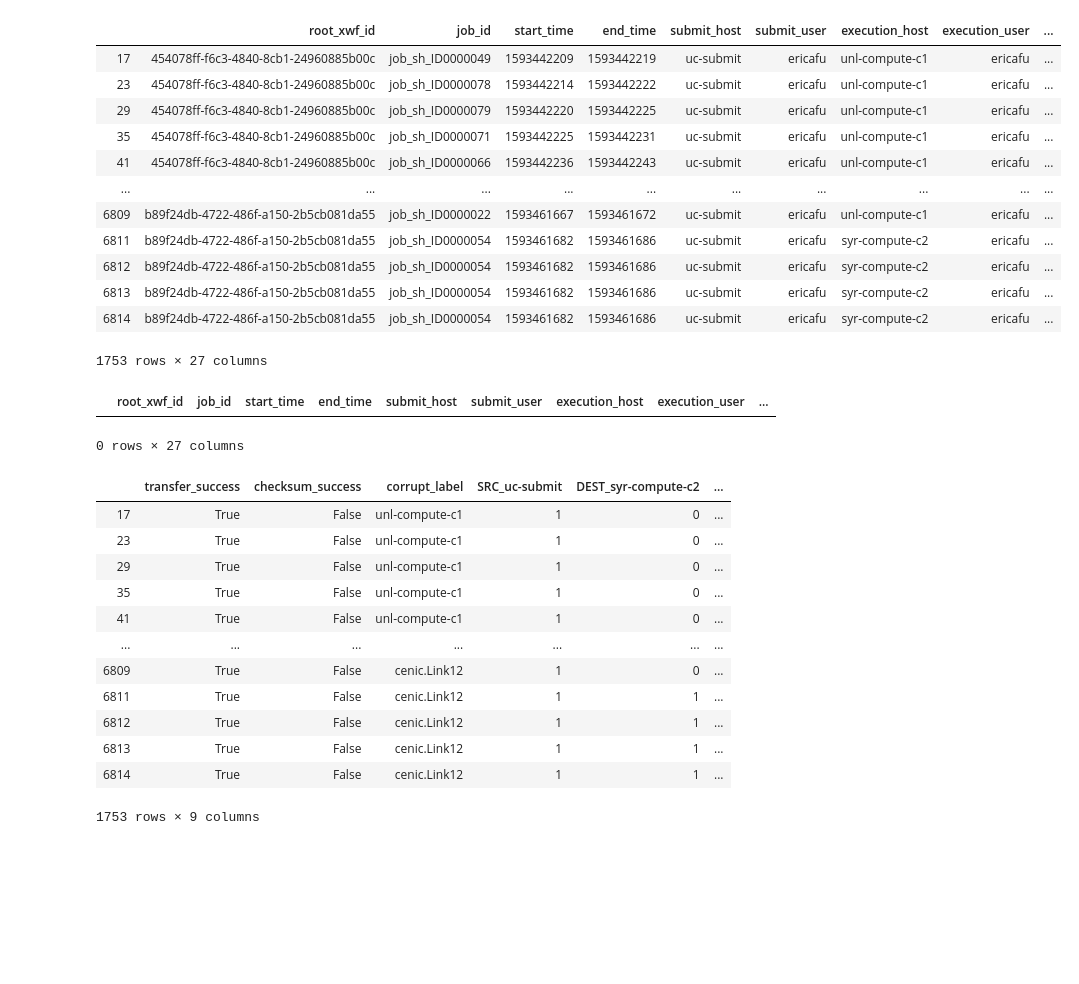
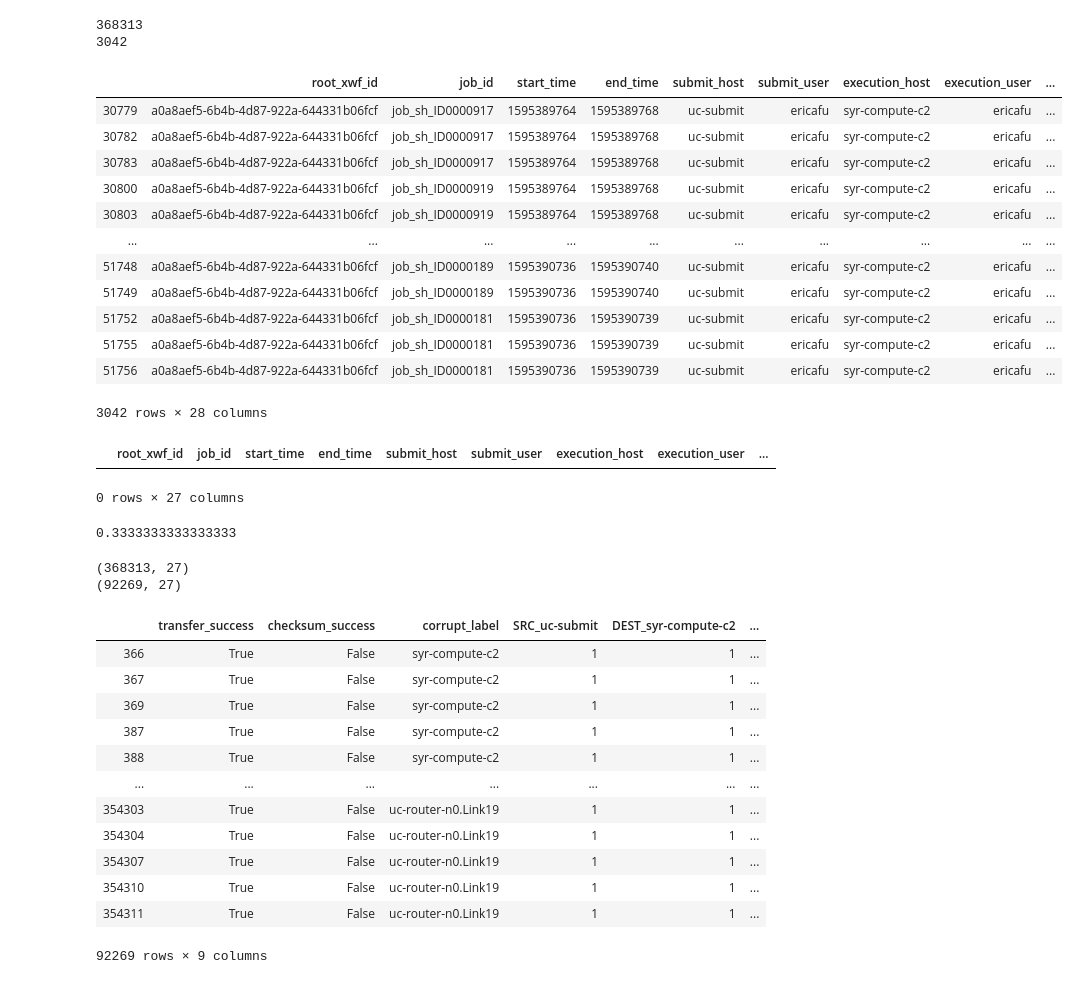
Before and after one commit to RENCI-NRIG/IRIS, a Jupyter notebook: analysis/workflow1.ipynb, the cells around one changed output. Saved outputs shown, nothing was run; the diff lists cells and outputs as text; code cells hidden in the pictures; blank space fills up the shorter version.

```diff
--- a/analysis/workflow1.ipynb
+++ b/analysis/workflow1.ipynb
@@ -5,7 +5,9 @@ import seaborn as sns
 import matplotlib.pyplot as plt
 from collections import Counter
 # %%
-input_file = "output_20200629_1447PM_original.csv"
+input_file = "20200721_2129PM/output_20200721_2129PM_1000jobs.csv"
+#input_file = "output_20200723_2154PM-500jobs/output_20200723_2154PM_500jobs.csv"
+#input_file = "./output_20200219_2125PM.csv"
 df = pd.read_csv(input_file, header = 0)
 # %%
 original_headers = list(df.columns.values)
@@ -34,0 +19,3 @@ df.shape
+# %%
+df['flow'] = df['submit_host']+'-'+df['execution_host']
+list(df.columns.values)
@@ -82,21 +185,25 @@ uc-staging.Link19
 # %%
-df_c=df[(df['checksum_success']==False)]
+df_c=df[(df['checksum_success']==False)&(df['execution_host']=='syr-compute-c2')&(df['corrupt_label']=='cenic.Link12 ')]
+print(len(df))
+print(len(df_c))
 #df_c=df[(df['corrupt_label']=="unl-compute-c1")]
 display(df_c)
 # %% [output]
+368313
+3042
 |  | root_xwf_id | job_id | start_time | end_time | submit_host | submit_user | execution_host | execution_user | ... |
-| 17 | 454078ff-f6c3-4840-8cb1-24960885b00c | job_sh_ID0000049 | 1593442209 | 1593442219 | uc-submit | ericafu | unl-compute-c1 | ericafu | ... |
-| 23 | 454078ff-f6c3-4840-8cb1-24960885b00c | job_sh_ID0000078 | 1593442214 | 1593442222 | uc-submit | ericafu | unl-compute-c1 | ericafu | ... |
-| 29 | 454078ff-f6c3-4840-8cb1-24960885b00c | job_sh_ID0000079 | 1593442220 | 1593442225 | uc-submit | ericafu | unl-compute-c1 | ericafu | ... |
-| 35 | 454078ff-f6c3-4840-8cb1-24960885b00c | job_sh_ID0000071 | 1593442225 | 1593442231 | uc-submit | ericafu | unl-compute-c1 | ericafu | ... |
-| 41 | 454078ff-f6c3-4840-8cb1-24960885b00c | job_sh_ID0000066 | 1593442236 | 1593442243 | uc-submit | ericafu | unl-compute-c1 | ericafu | ... |
+| 30779 | a0a8aef5-6b4b-4d87-922a-644331b06fcf | job_sh_ID0000917 | 1595389764 | 1595389768 | uc-submit | ericafu | syr-compute-c2 | ericafu | ... |
+| 30782 | a0a8aef5-6b4b-4d87-922a-644331b06fcf | job_sh_ID0000917 | 1595389764 | 1595389768 | uc-submit | ericafu | syr-compute-c2 | ericafu | ... |
+| 30783 | a0a8aef5-6b4b-4d87-922a-644331b06fcf | job_sh_ID0000917 | 1595389764 | 1595389768 | uc-submit | ericafu | syr-compute-c2 | ericafu | ... |
+| 30800 | a0a8aef5-6b4b-4d87-922a-644331b06fcf | job_sh_ID0000919 | 1595389764 | 1595389768 | uc-submit | ericafu | syr-compute-c2 | ericafu | ... |
+| 30803 | a0a8aef5-6b4b-4d87-922a-644331b06fcf | job_sh_ID0000919 | 1595389764 | 1595389768 | uc-submit | ericafu | syr-compute-c2 | ericafu | ... |
 | ... | ... | ... | ... | ... | ... | ... | ... | ... | ... |
-| 6809 | b89f24db-4722-486f-a150-2b5cb081da55 | job_sh_ID0000022 | 1593461667 | 1593461672 | uc-submit | ericafu | unl-compute-c1 | ericafu | ... |
-| 6811 | b89f24db-4722-486f-a150-2b5cb081da55 | job_sh_ID0000054 | 1593461682 | 1593461686 | uc-submit | ericafu | syr-compute-c2 | ericafu | ... |
-| 6812 | b89f24db-4722-486f-a150-2b5cb081da55 | job_sh_ID0000054 | 1593461682 | 1593461686 | uc-submit | ericafu | syr-compute-c2 | ericafu | ... |
-| 6813 | b89f24db-4722-486f-a150-2b5cb081da55 | job_sh_ID0000054 | 1593461682 | 1593461686 | uc-submit | ericafu | syr-compute-c2 | ericafu | ... |
-| 6814 | b89f24db-4722-486f-a150-2b5cb081da55 | job_sh_ID0000054 | 1593461682 | 1593461686 | uc-submit | ericafu | syr-compute-c2 | ericafu | ... |
+| 51748 | a0a8aef5-6b4b-4d87-922a-644331b06fcf | job_sh_ID0000189 | 1595390736 | 1595390740 | uc-submit | ericafu | syr-compute-c2 | ericafu | ... |
+| 51749 | a0a8aef5-6b4b-4d87-922a-644331b06fcf | job_sh_ID0000189 | 1595390736 | 1595390740 | uc-submit | ericafu | syr-compute-c2 | ericafu | ... |
+| 51752 | a0a8aef5-6b4b-4d87-922a-644331b06fcf | job_sh_ID0000181 | 1595390736 | 1595390739 | uc-submit | ericafu | syr-compute-c2 | ericafu | ... |
+| 51755 | a0a8aef5-6b4b-4d87-922a-644331b06fcf | job_sh_ID0000181 | 1595390736 | 1595390739 | uc-submit | ericafu | syr-compute-c2 | ericafu | ... |
+| 51756 | a0a8aef5-6b4b-4d87-922a-644331b06fcf | job_sh_ID0000181 | 1595390736 | 1595390739 | uc-submit | ericafu | syr-compute-c2 | ericafu | ... |
-1753 rows × 27 columns
+3042 rows × 28 columns
 # %%
 df_c=df[(df['corrupt_label']=="internet2.Link2")]
 display(df_c)
@@ -113,22 +223,32 @@ from sklearn.calibration import CalibratedClassifierCV
+# %%
+score=clf_prob.score(X,y)
+print(score)
+# %% [output]
+0.3333333333333333
 # %%
 df_failure = df[ (df.checksum_success==False)]
+print(df.shape)
+print(df_failure.shape)
 df_dummy = pd.get_dummies(df_failure[['submit_host', 'execution_host','src_label','dst_label','transfer_success','checksum_success','corrupt_label']], prefix=['SRC', 'DEST','SRC_L','DEST_L'], columns=['submit_host', 'execution_host','src_label','dst_label'])
+# %% [output]
+(368313, 27)
+(92269, 27)
 # %%
 display(df_dummy)
 # %% [output]
 |  | transfer_success | checksum_success | corrupt_label | SRC_uc-submit | DEST_syr-compute-c2 | ... |
-| 17 | True | False | unl-compute-c1 | 1 | 0 | ... |
-| 23 | True | False | unl-compute-c1 | 1 | 0 | ... |
-| 29 | True | False | unl-compute-c1 | 1 | 0 | ... |
-| 35 | True | False | unl-compute-c1 | 1 | 0 | ... |
-| 41 | True | False | unl-compute-c1 | 1 | 0 | ... |
+| 366 | True | False | syr-compute-c2 | 1 | 1 | ... |
+| 367 | True | False | syr-compute-c2 | 1 | 1 | ... |
+| 369 | True | False | syr-compute-c2 | 1 | 1 | ... |
+| 387 | True | False | syr-compute-c2 | 1 | 1 | ... |
+| 388 | True | False | syr-compute-c2 | 1 | 1 | ... |
 | ... | ... | ... | ... | ... | ... | ... |
-| 6809 | True | False | cenic.Link12 | 1 | 0 | ... |
-| 6811 | True | False | cenic.Link12 | 1 | 1 | ... |
-| 6812 | True | False | cenic.Link12 | 1 | 1 | ... |
-| 6813 | True | False | cenic.Link12 | 1 | 1 | ... |
-| 6814 | True | False | cenic.Link12 | 1 | 1 | ... |
+| 354303 | True | False | uc-router-n0.Link19 | 1 | 1 | ... |
+| 354304 | True | False | uc-router-n0.Link19 | 1 | 1 | ... |
+| 354307 | True | False | uc-router-n0.Link19 | 1 | 1 | ... |
+| 354310 | True | False | uc-router-n0.Link19 | 1 | 1 | ... |
+| 354311 | True | False | uc-router-n0.Link19 | 1 | 1 | ... |
-1753 rows × 9 columns
+92269 rows × 9 columns
 # %%
 y=df_failure['corrupt_label']
 x=df_dummy.drop(['corrupt_label'],axis=1)
```
Also changed, not shown: parts of 15 cells of this notebook, 3 other files.
